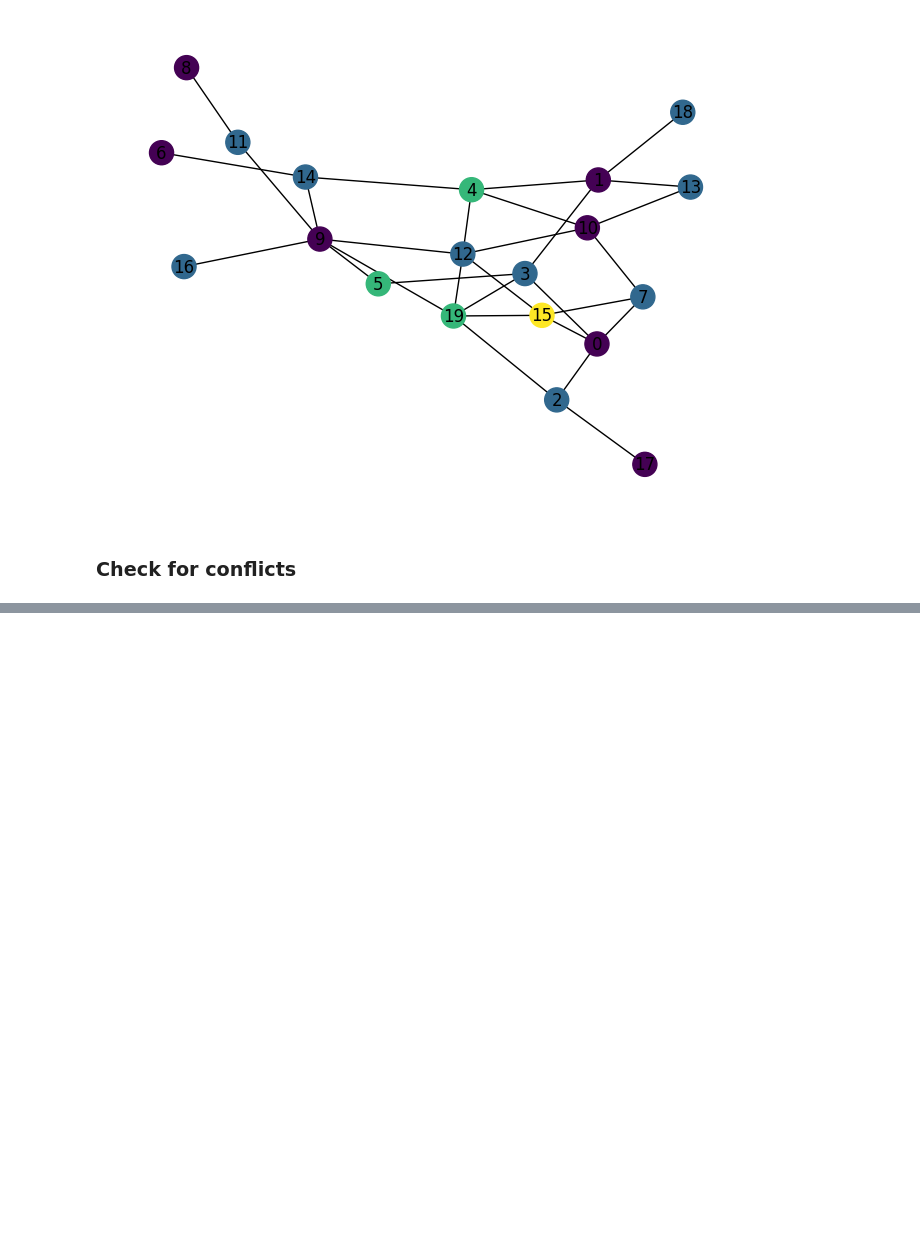
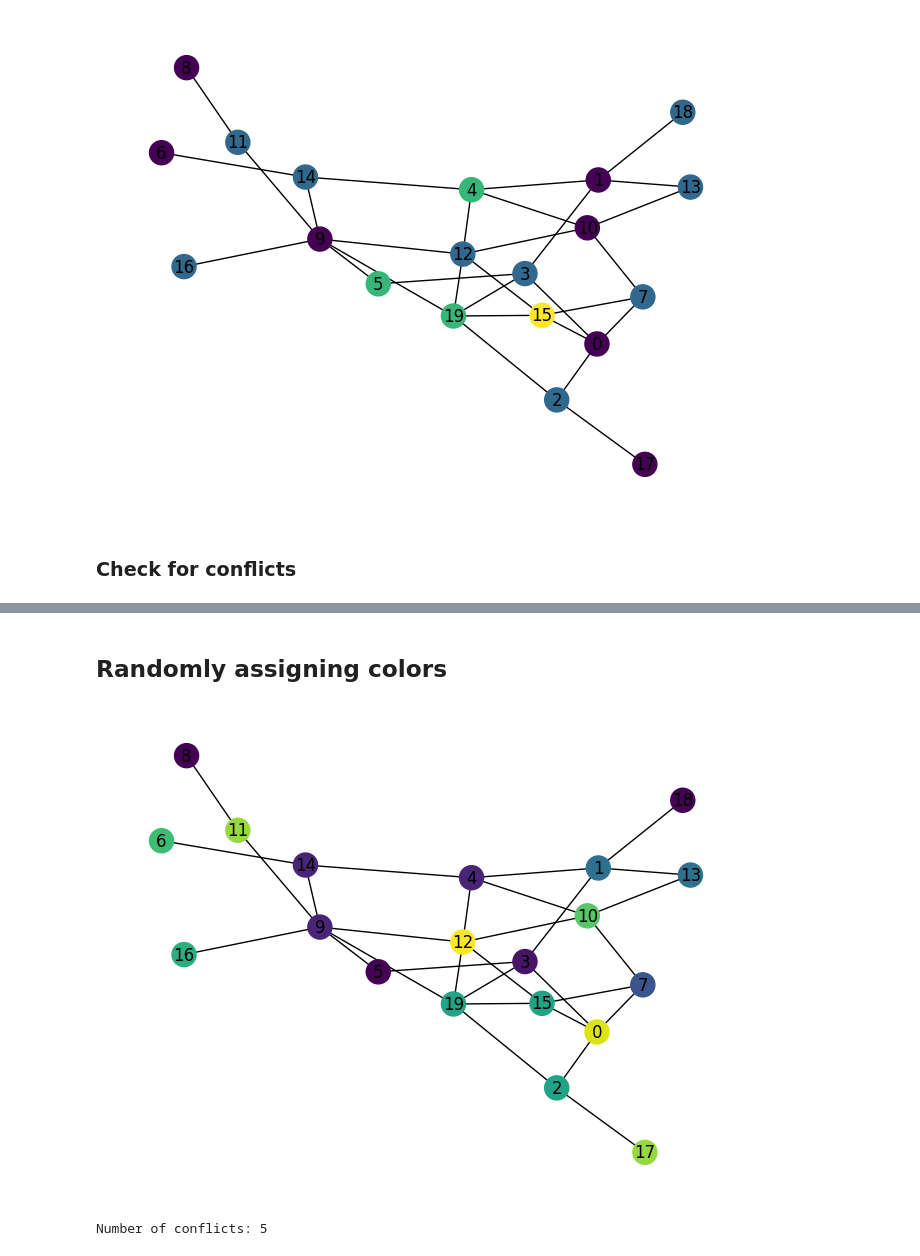
Before and after one commit to G-cae78/Graph-Colouring, a Jupyter notebook: graph.ipynb, the cells around one changed output, grey strips where cells are left out. Saved outputs shown, nothing was run; the diff lists cells and outputs as text; code cells hidden in the pictures; blank space fills up the shorter version.

Commit message:
random coloring

```diff
--- a/graph.ipynb
+++ b/graph.ipynb
@@ -89,0 +109,23 @@ conflicts
+# %% [markdown]
+## Randomly assigning colors
+# %%
+
+import random
+
+def random_coloring(G):
+    coloring = {}
+    for node in G.nodes():
+        coloring[node] = random.randint(0, n-1)  # Random color from 0 to n-1
+    return coloring
+# %%
+coloring = random_coloring(G)
+node_colors = [coloring[node] for node in G.nodes()]
+nx.draw(G, pos=pos, node_color=node_colors, with_labels=True)
+plt.show()
+# %% [output]
+[figure, added]
+# %%
+conflicts = coloring_conflicts(G, coloring)
+print(f"Number of conflicts: {conflicts}")
+# %% [output]
+Number of conflicts: 5
```
Also changed, not shown: parts of 3 cells of this notebook.
